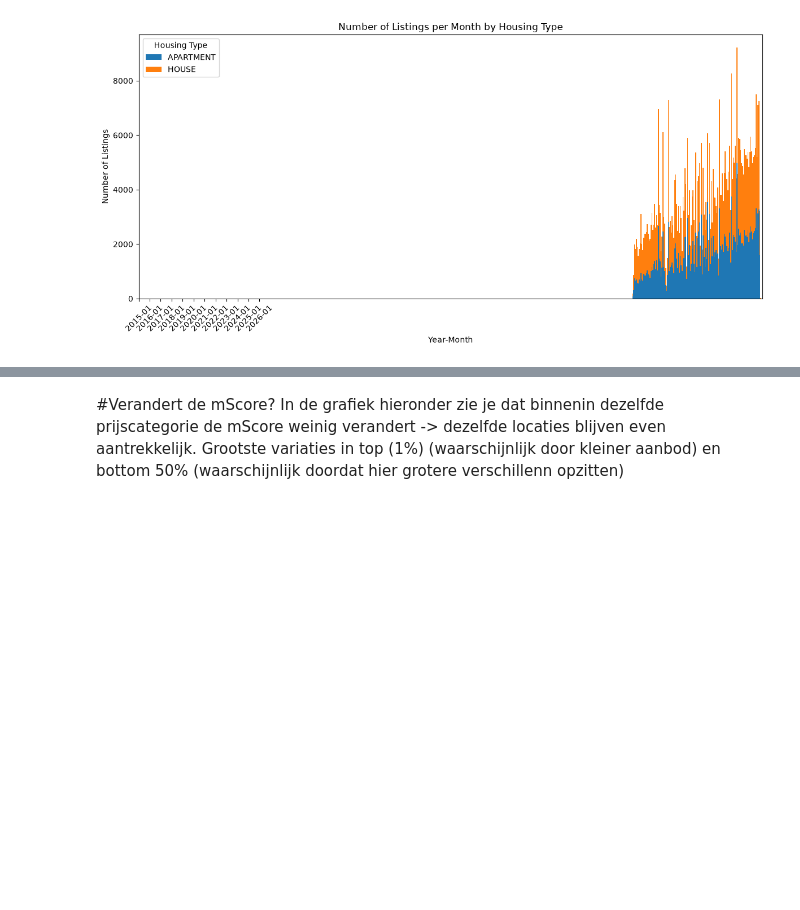
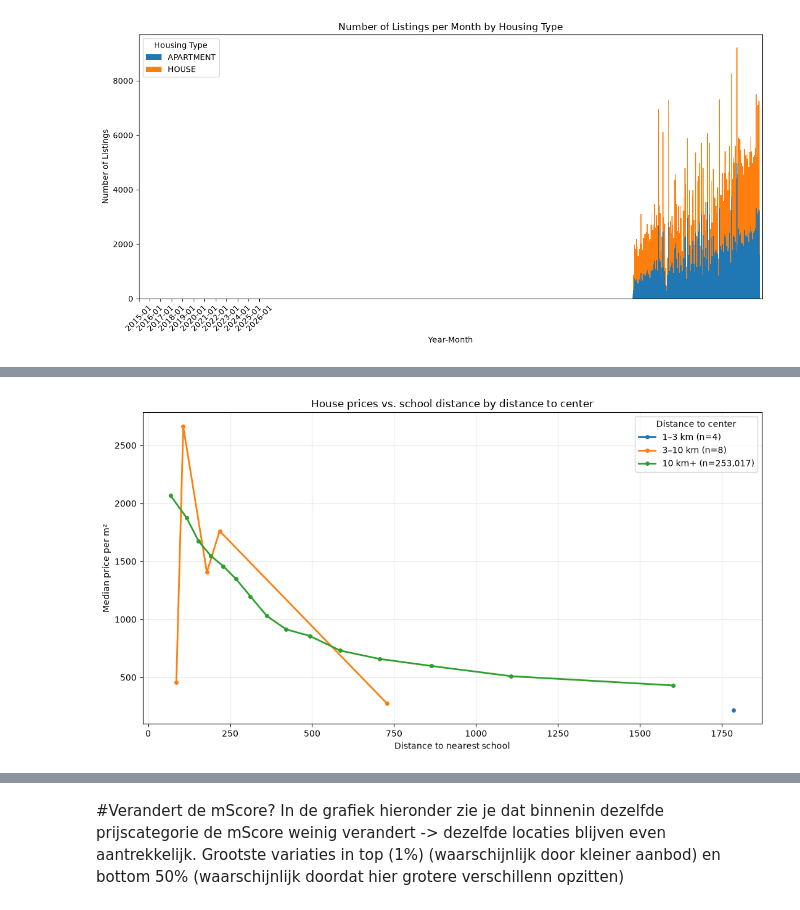
Before and after one commit to fedramoeykens/MBF_assignments, a Jupyter notebook: Assignment1_notebook.ipynb, the cells around one changed output, grey strips where cells are left out. Saved outputs shown, nothing was run; the diff lists cells and outputs as text; code cells hidden in the pictures; blank space fills up the shorter version.

Commit message:
relatie schoolafstand - afstand tot centrum

```diff
--- a/Assignment1_notebook.ipynb
+++ b/Assignment1_notebook.ipynb
@@ -519,3 +495,7 @@ plot_index_evolution(end_date="10/2026")
+# %%
+data_prices = data_realo.copy()
+data_prices = data_prices[data_prices["estimatedArea"]!= np.nan]
+data_prices["price/m2"] = data_prices["price"] / data_prices["estimatedArea"]
 # %%
 # ---------------------------------------------------------------------------
 # 6. Yearly gaps: house prices vs CPI, and house prices vs gross income
@@ -1203,0 +1349,81 @@ def plot_data(
+# %%
+import pandas as pd
+import matplotlib.pyplot as plt
+
+d = data_prices.query("housingType == 'HOUSE'").copy()
+
+d["year"] = d["lastListing"].dt.year
+d["ppm"] = pd.to_numeric(d["price/m2"], errors="coerce")
+d["school"] = pd.to_numeric(d["schoolDistance"], errors="coerce")
+d["center"] = pd.to_numeric(d["distanceToNearestCenter"], errors="coerce")
+
+d = d.dropna(subset=["ppm", "school", "center"])
+
+# Convert center distance to km if the original values are in meters.
+# Remove this conversion if the distances are already in km.
+# d["center"] = d["center"] / 1000
+
+# Fixed distance-to-center buckets
+center_bins = [0, 1, 3, 10, float("inf")]
+center_labels = ["0–1 km", "1–3 km", "3–10 km", "10 km+"]
+
+d["center_bin"] = pd.cut(
+    d["center"],
+    bins=center_bins,
+    labels=center_labels,
+    right=False,
+    include_lowest=True
+)
+
+d = d.dropna(subset=["center_bin"])
+
+# Create school-distance bins shared across all center groups
+# Adjust the number of bins to control smoothness.
+n_school_bins = 15
+
+d["school_bin"] = pd.qcut(
+    d["school"],
+    q=n_school_bins,
+    duplicates="drop"
+)
+
+# Use the median school distance in each bin for the x-axis
+summary = (
+    d.groupby(["center_bin", "school_bin"], observed=True)
+     .agg(
+         school_distance=("school", "median"),
+         median_ppm=("ppm", "median"),
+         house_count=("ppm", "size")
+     )
+     .reset_index()
+)
+
+# Plot: one line per center-distance bucket
+fig, ax = plt.subplots(figsize=(11, 6))
+
+for label in center_labels:
+    subset = summary[summary["center_bin"] == label].sort_values(
+        "school_distance"
+    )
+
+    if subset.empty:
+        continue
+
+    ax.plot(
+        subset["school_distance"],
+        subset["median_ppm"],
+        marker="o",
+        markersize=4,
+        linewidth=2,
+        label=f"{label} (n={d[d['center_bin'] == label].shape[0]:,})"
+    )
+
+ax.set_xlabel("Distance to nearest school")
+ax.set_ylabel("Median price per m²")
+ax.set_title("House prices vs. school distance by distance to center")
+ax.grid(True, alpha=0.3)
+ax.legend(title="Distance to center")
+plt.tight_layout()
+plt.show()
+# %% [output]
+[figure, added]
```
Also changed, not shown: parts of 15 cells of this notebook.
